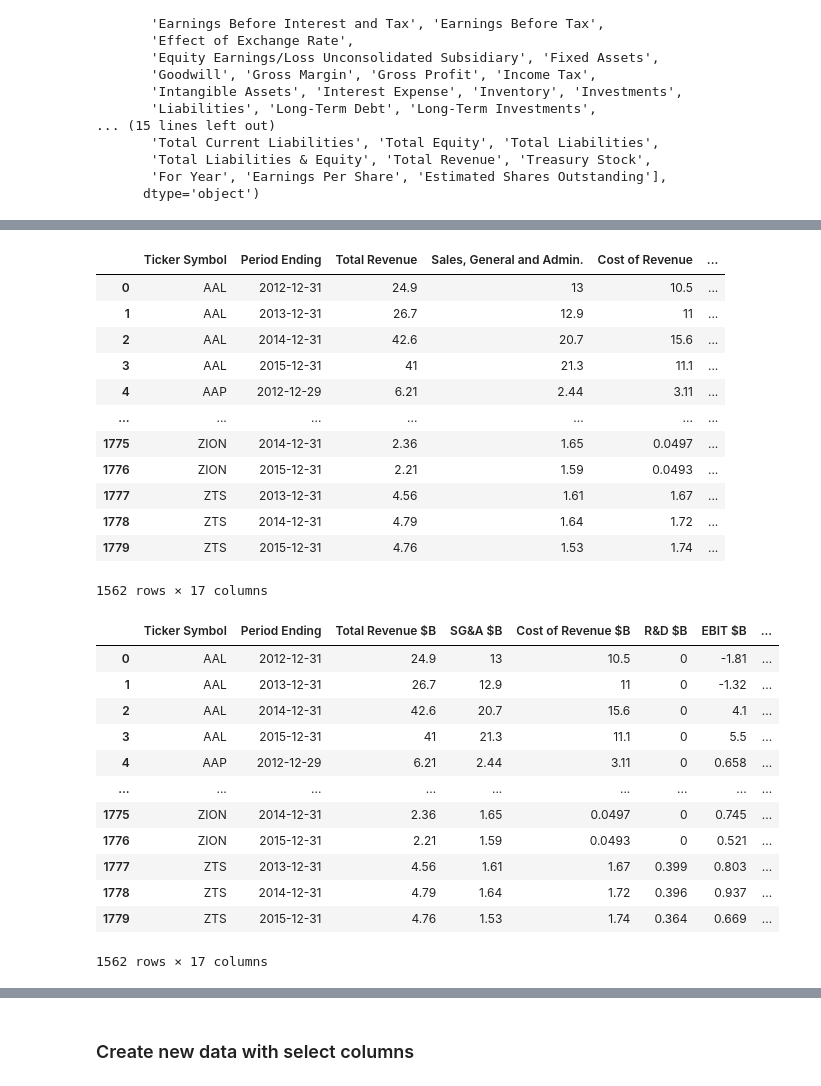
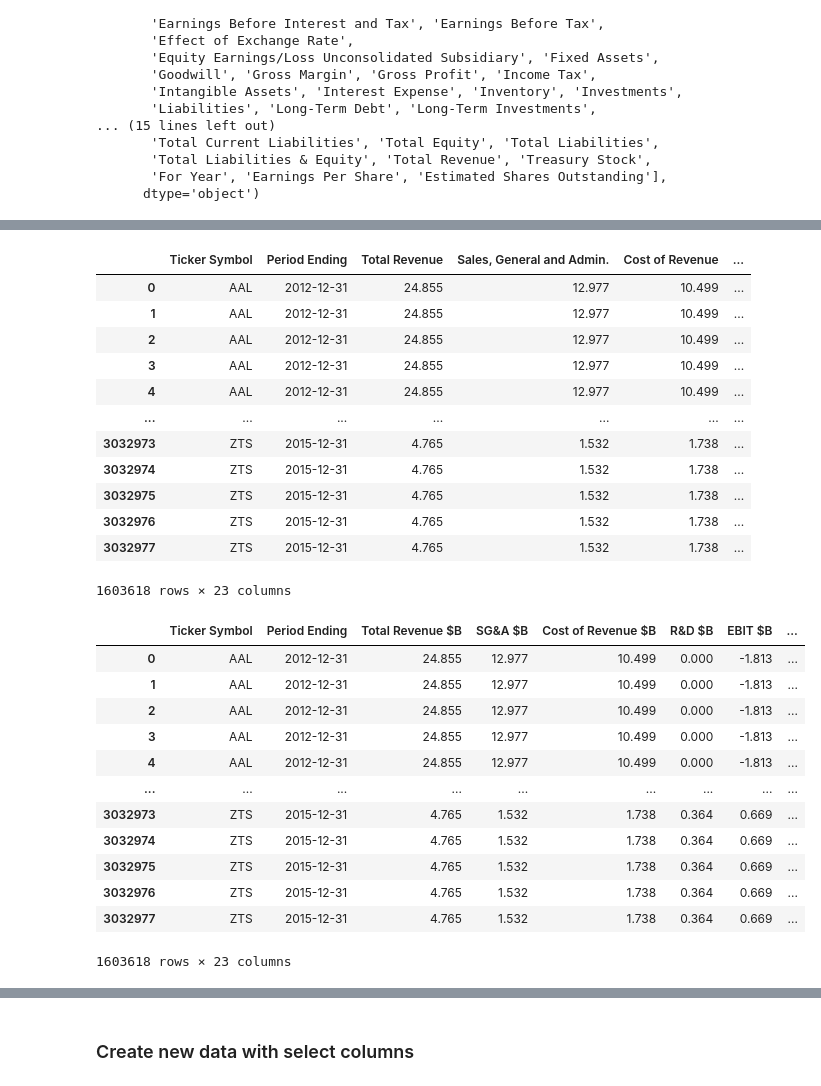
Before and after one commit to nickmangarella/stock-data-etl, a Jupyter notebook: stock_market_etl.ipynb, the cells around one changed output, grey strips where cells are left out. Drawn from its saved outputs; the diff is of its cells as text; code cells hidden in the pictures.

```diff
--- a/stock_market_etl.ipynb
+++ b/stock_market_etl.ipynb
@@ -139,5 +216,5 @@ GICS Sub Industry                   1781
 dtype: int64
 # %%
-new_df = merged_df.dropna(how='any')
+new_df = new_merged_df.dropna(how='any')
 new_df.count()
 # %% [output]
@@ -163,5 +242,5 @@ dtype: int64
 # %%
-drop_df = new_df.drop(columns=['Ticker symbol'])
+drop_df = new_df.drop(columns=['Ticker symbol','symbol','For Year','year'])
 drop_df
 # %% [output]
 |  | Ticker Symbol | Period Ending | Total Revenue | Sales, General and Admin. | Cost of Revenue | ... |
@@ -200 +278,4 @@ GICS Sub Industry                    object
 dtype: object
+# %%
+drop_df['Year'] = drop_df['Year'].astype('int')
+drop_df.dtypes
@@ -210,49 +309,57 @@ drop_df['Estimated Shares Outstanding']= drop_df['Estimated Shares Outstanding']
 drop_df['Total Assets']= drop_df['Total Assets']/1000000000
 drop_df['Total Liabilities']= drop_df['Total Liabilities']/1000000000
 drop_df['Total Equity']= drop_df['Total Equity']/1000000000
+drop_df['volume']= drop_df['volume']/1000000
 drop_df
 # %% [output]
 |  | Ticker Symbol | Period Ending | Total Revenue | Sales, General and Admin. | Cost of Revenue | ... |
-| 0 | AAL | 2012-12-31 | 24.9 | 13 | 10.5 | ... |
-| 1 | AAL | 2013-12-31 | 26.7 | 12.9 | 11 | ... |
-| 2 | AAL | 2014-12-31 | 42.6 | 20.7 | 15.6 | ... |
-| 3 | AAL | 2015-12-31 | 41 | 21.3 | 11.1 | ... |
-| 4 | AAP | 2012-12-29 | 6.21 | 2.44 | 3.11 | ... |
+| 0 | AAL | 2012-12-31 | 24.855 | 12.977 | 10.499 | ... |
+| 1 | AAL | 2012-12-31 | 24.855 | 12.977 | 10.499 | ... |
+| 2 | AAL | 2012-12-31 | 24.855 | 12.977 | 10.499 | ... |
+| 3 | AAL | 2012-12-31 | 24.855 | 12.977 | 10.499 | ... |
+| 4 | AAL | 2012-12-31 | 24.855 | 12.977 | 10.499 | ... |
 | ... | ... | ... | ... | ... | ... | ... |
-| 1775 | ZION | 2014-12-31 | 2.36 | 1.65 | 0.0497 | ... |
-| 1776 | ZION | 2015-12-31 | 2.21 | 1.59 | 0.0493 | ... |
-| 1777 | ZTS | 2013-12-31 | 4.56 | 1.61 | 1.67 | ... |
-| 1778 | ZTS | 2014-12-31 | 4.79 | 1.64 | 1.72 | ... |
-| 1779 | ZTS | 2015-12-31 | 4.76 | 1.53 | 1.74 | ... |
+| 3032973 | ZTS | 2015-12-31 | 4.765 | 1.532 | 1.738 | ... |
+| 3032974 | ZTS | 2015-12-31 | 4.765 | 1.532 | 1.738 | ... |
+| 3032975 | ZTS | 2015-12-31 | 4.765 | 1.532 | 1.738 | ... |
+| 3032976 | ZTS | 2015-12-31 | 4.765 | 1.532 | 1.738 | ... |
+| 3032977 | ZTS | 2015-12-31 | 4.765 | 1.532 | 1.738 | ... |
-1562 rows × 17 columns
+1603618 rows × 23 columns
 # %%
 drop_df.rename(columns={'Total Revenue':'Total Revenue $B',
                         'Sales, General and Admin.':'SG&A $B',
                         'Cost of Revenue':'Cost of Revenue $B',
                         'Research and Development':'R&D $B',
                         'Earnings Before Interest and Tax':'EBIT $B',
                         'Operating Income':'Operating Income $B',
                         'Net Income':'Net Income $B',
                         'Estimated Shares Outstanding':'Estimated Shares Outstanding $B',
                         'Total Assets':'Total Assets $B',
                         'Total Liabilities':'Total Liabilities $B',
-                        'Total Equity':'Total Equity $B'}, inplace=True)
+                        'Total Equity':'Total Equity $B',
+                        'open':'Open',
+                        'close':'Close',
+                        'low':'Low',
+                        'high':'High',
+                        'volume':'Volume M',
+
+                        }, inplace=True)
 
 drop_df
 # %% [output]
 |  | Ticker Symbol | Period Ending | Total Revenue $B | SG&A $B | Cost of Revenue $B | R&D $B | EBIT $B | ... |
-| 0 | AAL | 2012-12-31 | 24.9 | 13 | 10.5 | 0 | -1.81 | ... |
-| 1 | AAL | 2013-12-31 | 26.7 | 12.9 | 11 | 0 | -1.32 | ... |
-| 2 | AAL | 2014-12-31 | 42.6 | 20.7 | 15.6 | 0 | 4.1 | ... |
-| 3 | AAL | 2015-12-31 | 41 | 21.3 | 11.1 | 0 | 5.5 | ... |
-| 4 | AAP | 2012-12-29 | 6.21 | 2.44 | 3.11 | 0 | 0.658 | ... |
+| 0 | AAL | 2012-12-31 | 24.855 | 12.977 | 10.499 | 0.000 | -1.813 | ... |
+| 1 | AAL | 2012-12-31 | 24.855 | 12.977 | 10.499 | 0.000 | -1.813 | ... |
+| 2 | AAL | 2012-12-31 | 24.855 | 12.977 | 10.499 | 0.000 | -1.813 | ... |
+| 3 | AAL | 2012-12-31 | 24.855 | 12.977 | 10.499 | 0.000 | -1.813 | ... |
+| 4 | AAL | 2012-12-31 | 24.855 | 12.977 | 10.499 | 0.000 | -1.813 | ... |
 | ... | ... | ... | ... | ... | ... | ... | ... | ... |
-| 1775 | ZION | 2014-12-31 | 2.36 | 1.65 | 0.0497 | 0 | 0.745 | ... |
-| 1776 | ZION | 2015-12-31 | 2.21 | 1.59 | 0.0493 | 0 | 0.521 | ... |
-| 1777 | ZTS | 2013-12-31 | 4.56 | 1.61 | 1.67 | 0.399 | 0.803 | ... |
-| 1778 | ZTS | 2014-12-31 | 4.79 | 1.64 | 1.72 | 0.396 | 0.937 | ... |
-| 1779 | ZTS | 2015-12-31 | 4.76 | 1.53 | 1.74 | 0.364 | 0.669 | ... |
+| 3032973 | ZTS | 2015-12-31 | 4.765 | 1.532 | 1.738 | 0.364 | 0.669 | ... |
+| 3032974 | ZTS | 2015-12-31 | 4.765 | 1.532 | 1.738 | 0.364 | 0.669 | ... |
+| 3032975 | ZTS | 2015-12-31 | 4.765 | 1.532 | 1.738 | 0.364 | 0.669 | ... |
+| 3032976 | ZTS | 2015-12-31 | 4.765 | 1.532 | 1.738 | 0.364 | 0.669 | ... |
+| 3032977 | ZTS | 2015-12-31 | 4.765 | 1.532 | 1.738 | 0.364 | 0.669 | ... |
-1562 rows × 17 columns
+1603618 rows × 23 columns
 # %%
 pd.set_option('display.float_format', '{:.3g}'.format)
 drop_df
```
Also changed, not shown: parts of 28 cells of this notebook, 6 other files.
